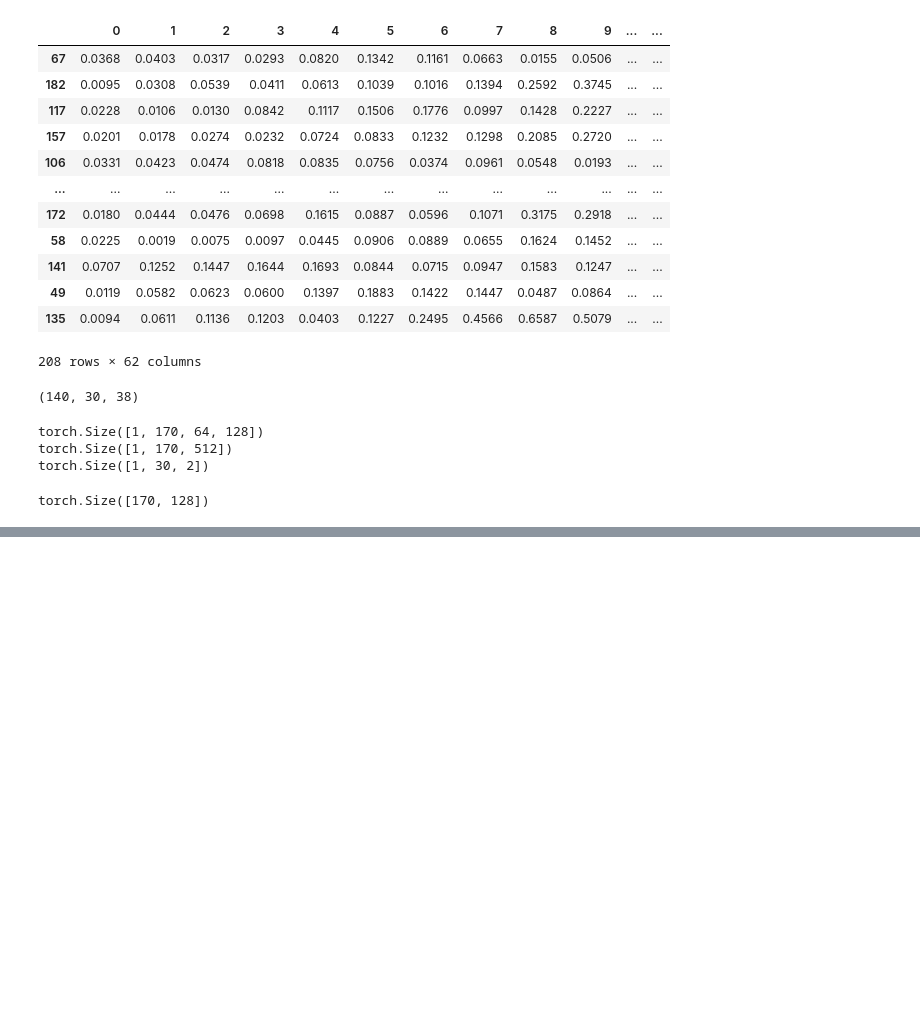
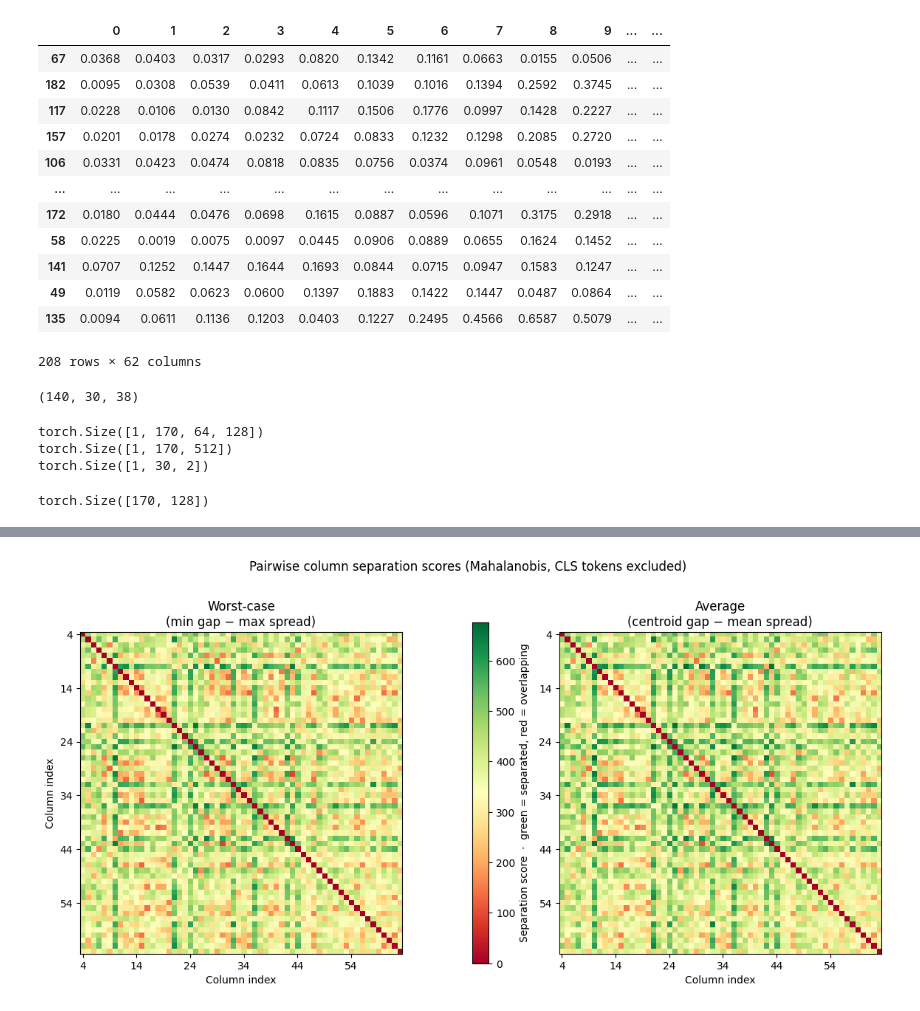
Before and after one commit to ncancedda/tabicl, a Jupyter notebook: nc_scripts/tabicl_nnsight.ipynb, the cells around one changed output, grey strips where cells are left out. Drawn from its saved outputs; the diff is of its cells as text; code cells hidden in the pictures; blank space fills up the shorter version.

Commit message:
Extensions using Mahalanobis distance

```diff
--- a/nc_scripts/tabicl_nnsight.ipynb
+++ b/nc_scripts/tabicl_nnsight.ipynb
@@ -200,0 +524,35 @@ tensor([[0.9995, 0.9653, 0.9409,  ..., 0.9414, 0.9868, 0.9712],
+# %%
+fig = plt.figure(figsize=(14, 6))
+gs  = gridspec.GridSpec(1, 3, figure=fig, width_ratios=[1, 0.05, 1], wspace=0.32)
+ax1 = fig.add_subplot(gs[0])
+cax = fig.add_subplot(gs[1])
+ax2 = fig.add_subplot(gs[2])
+
+data_wc  = mah_wc[4:, 4:].float().cpu()
+data_avg = mah_avg[4:, 4:].float().cpu()
+
+# Symmetric colour range centred at 0 so colours are directly comparable
+vabs = max(data_wc.abs().max(), data_avg.abs().max()).item()
+
+kw = dict(vmin=0, vmax=vabs, cmap='RdYlGn', aspect='equal')
+im1 = ax1.imshow(data_wc,  **kw)
+im2 = ax2.imshow(data_avg, **kw)
+
+# Tick labels show the original column indices (first 4 are CLS tokens)
+ticks = list(range(0, 60, 10))
+tick_labels = [str(i + 4) for i in ticks]
+for ax in (ax1, ax2):
+    ax.set_xticks(ticks); ax.set_xticklabels(tick_labels)
+    ax.set_yticks(ticks); ax.set_yticklabels(tick_labels)
+    ax.set_xlabel('Column index')
+ax1.set_ylabel('Column index')
+
+ax1.set_title('Worst-case\n(min gap − max spread)')
+ax2.set_title('Average\n(centroid gap − mean spread)')
+
+fig.colorbar(im1, cax=cax,
+             label='Separation score  ·  green = separated, red = overlapping')
+fig.suptitle('Pairwise column separation scores (Mahalanobis, CLS tokens excluded)', y=1.02)
+plt.show()
+# %% [output]
+[figure, added]
```
Also changed, not shown: parts of 17 cells of this notebook.
